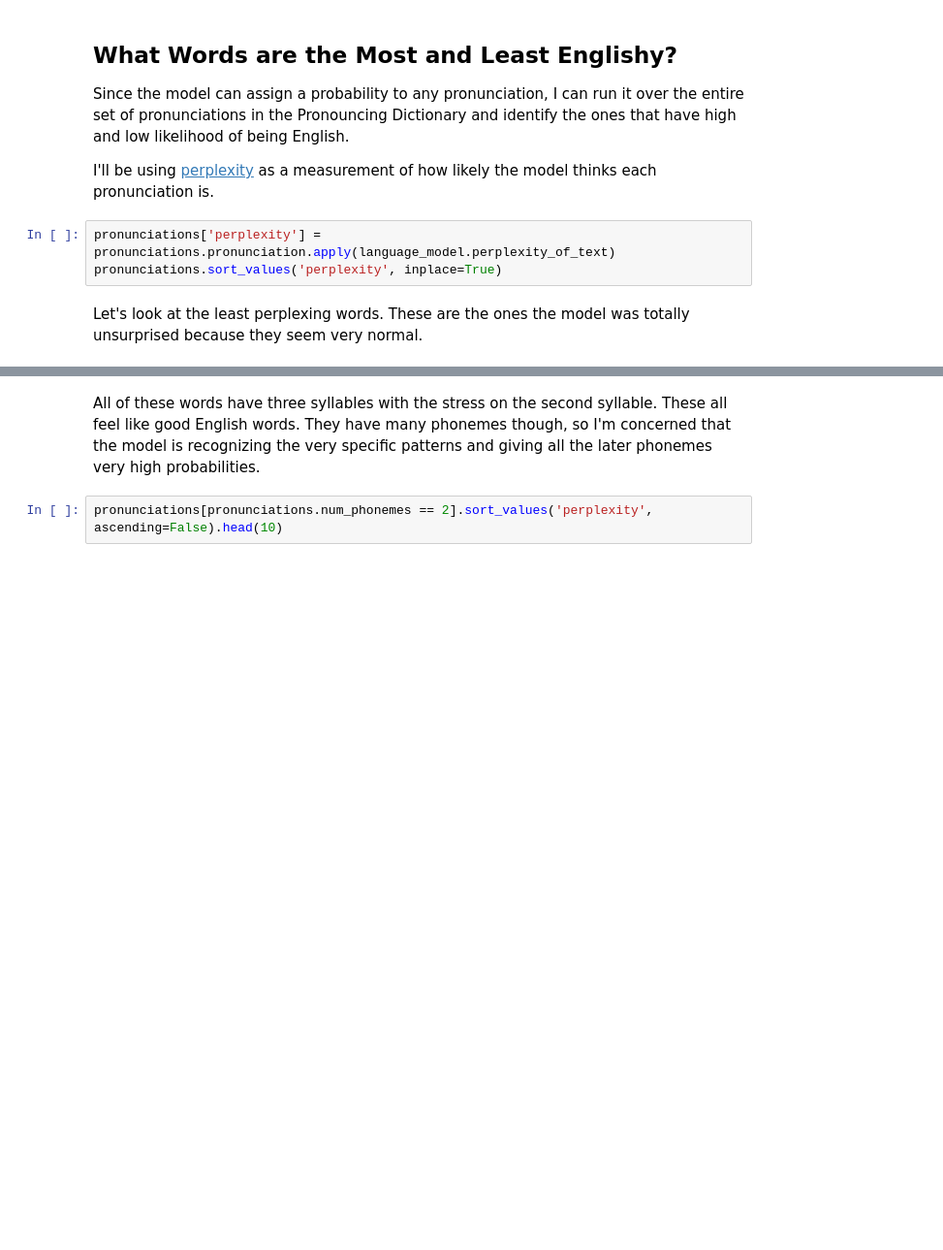
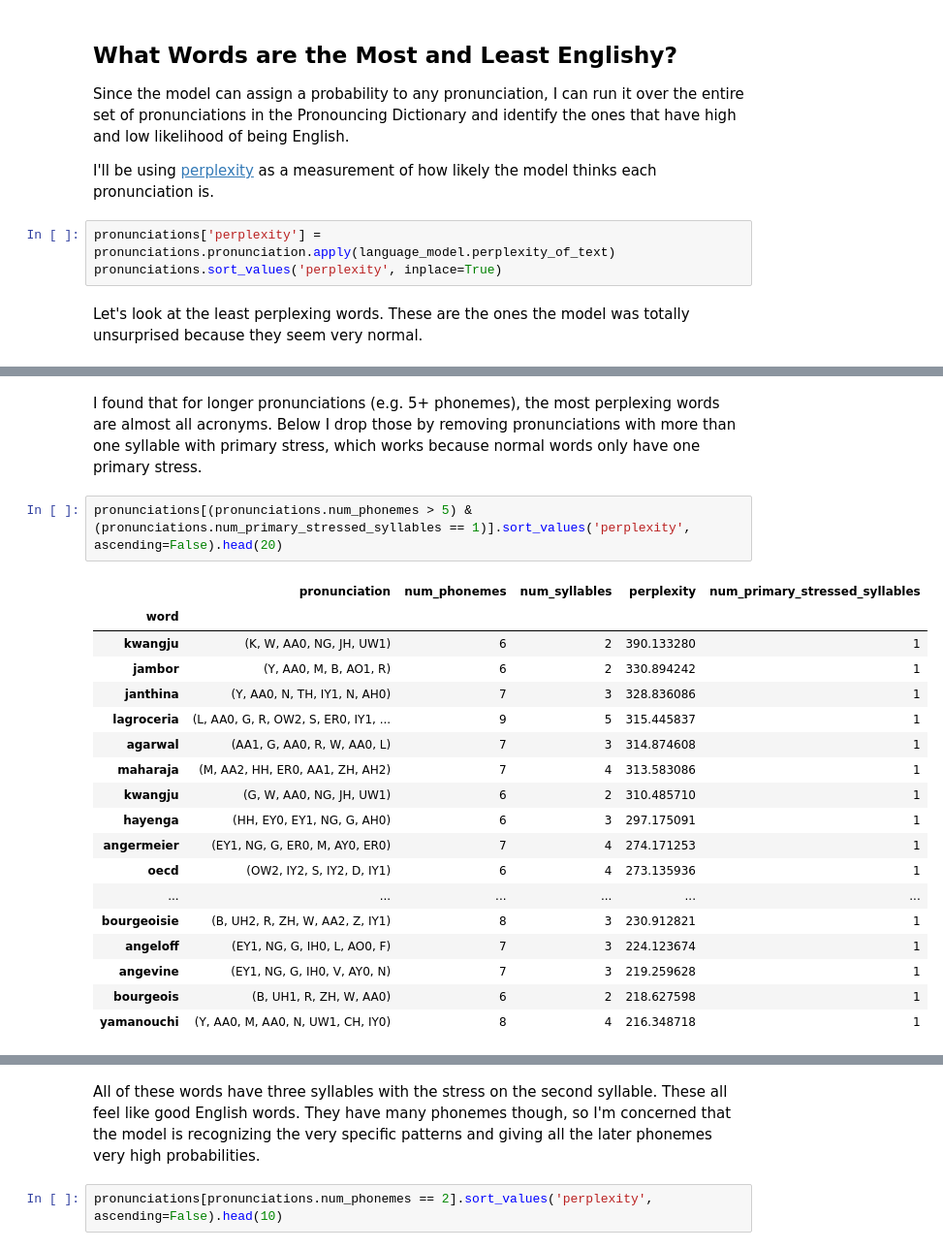
Before and after one commit to colinpollock/sonorant, a Jupyter notebook: Phoneme Exploration.ipynb, the cells around one changed output, grey strips where cells are left out. Shown: that part at 97% size. Cells and saved outputs as stored; diff of their text form; blank space fills up the shorter version.

```diff
--- a/Phoneme Exploration.ipynb
+++ b/Phoneme Exploration.ipynb
@@ -199,0 +165,23 @@ Name: num_stressed_vowels, dtype: float64
+# %% [markdown]
+I found that for longer pronunciations (e.g. 5+ phonemes), the most perplexing words are almost all acronyms. Below I drop those by removing pronunciations with more than one syllable with primary stress, which works because normal words only have one primary stress.
+# %%
+pronunciations[(pronunciations.num_phonemes > 5) & (pronunciations.num_primary_stressed_syllables == 1)].sort_values('perplexity', ascending=False).head(20)
+# %% [output]
+|  | pronunciation | num_phonemes | num_syllables | perplexity | num_primary_stressed_syllables |
+| word |  |  |  |  |  |
+| kwangju | (K, W, AA0, NG, JH, UW1) | 6 | 2 | 390.133280 | 1 |
+| jambor | (Y, AA0, M, B, AO1, R) | 6 | 2 | 330.894242 | 1 |
+| janthina | (Y, AA0, N, TH, IY1, N, AH0) | 7 | 3 | 328.836086 | 1 |
+| lagroceria | (L, AA0, G, R, OW2, S, ER0, IY1, ... | 9 | 5 | 315.445837 | 1 |
+| agarwal | (AA1, G, AA0, R, W, AA0, L) | 7 | 3 | 314.874608 | 1 |
+| maharaja | (M, AA2, HH, ER0, AA1, ZH, AH2) | 7 | 4 | 313.583086 | 1 |
+| kwangju | (G, W, AA0, NG, JH, UW1) | 6 | 2 | 310.485710 | 1 |
+| hayenga | (HH, EY0, EY1, NG, G, AH0) | 6 | 3 | 297.175091 | 1 |
+| angermeier | (EY1, NG, G, ER0, M, AY0, ER0) | 7 | 4 | 274.171253 | 1 |
+| oecd | (OW2, IY2, S, IY2, D, IY1) | 6 | 4 | 273.135936 | 1 |
+| ... | ... | ... | ... | ... | ... |
+| bourgeoisie | (B, UH2, R, ZH, W, AA2, Z, IY1) | 8 | 3 | 230.912821 | 1 |
+| angeloff | (EY1, NG, G, IH0, L, AO0, F) | 7 | 3 | 224.123674 | 1 |
+| angevine | (EY1, NG, G, IH0, V, AY0, N) | 7 | 3 | 219.259628 | 1 |
+| bourgeois | (B, UH1, R, ZH, W, AA0) | 6 | 2 | 218.627598 | 1 |
+| yamanouchi | (Y, AA0, M, AA0, N, UW1, CH, IY0) | 8 | 4 | 216.348718 | 1 |
```
Also changed, not shown: parts of 66 cells of this notebook.
